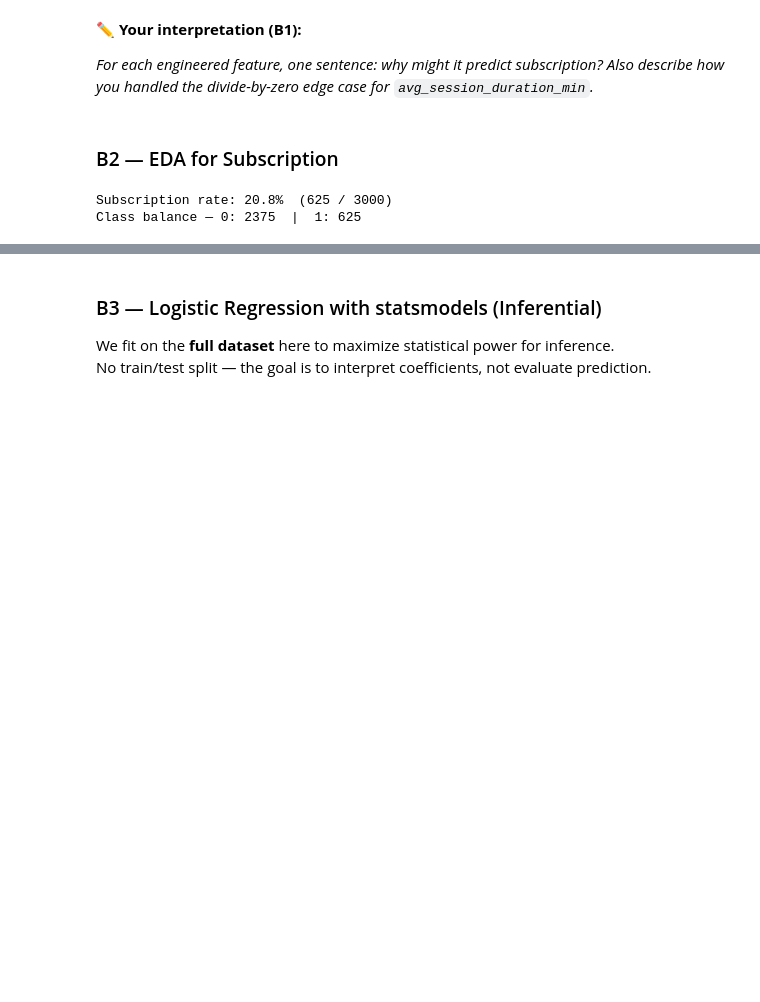
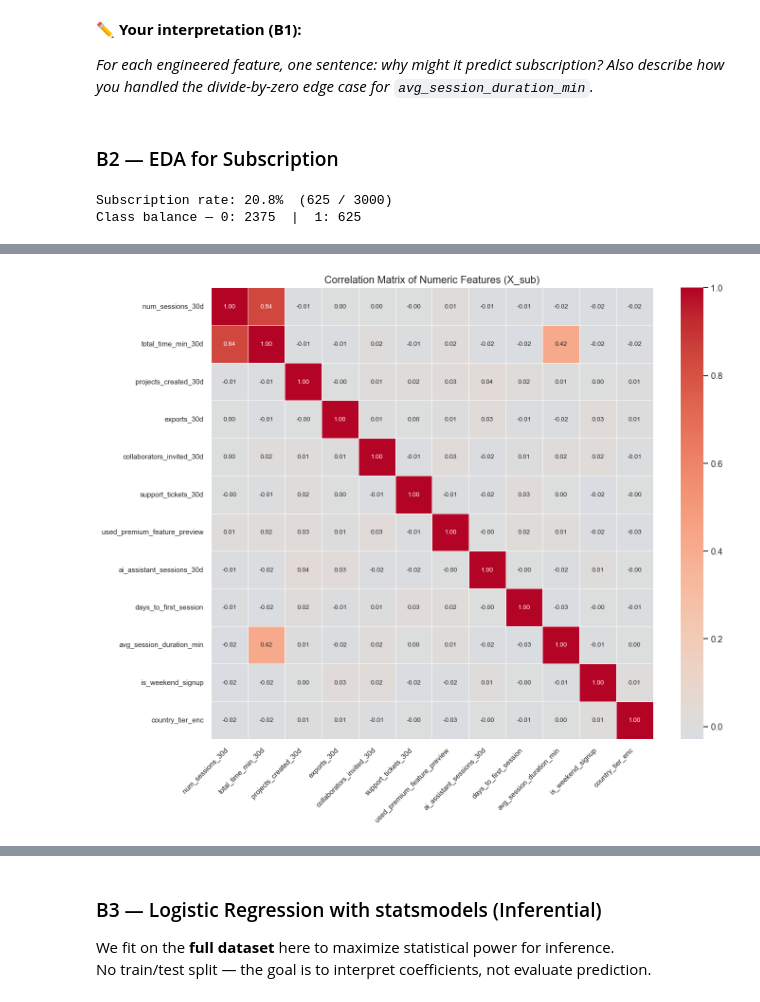
Before and after one commit to timothytzkung/Kung_Tim_Lab_Task, a Jupyter notebook: Assignment_02/IAT461_A2_Scaffold_empty.ipynb, the cells around one changed output, grey strips where cells are left out. Drawn from its saved outputs; the diff is of its cells as text; code cells hidden in the pictures; blank space fills up the shorter version.

```diff
--- a/Assignment_02/IAT461_A2_Scaffold_empty.ipynb
+++ b/Assignment_02/IAT461_A2_Scaffold_empty.ipynb
@@ -816,9 +833,28 @@ plt.show()
 # %%
-# YOUR CODE HERE
 # Correlation matrix of numeric features (exclude user_id and binary outcome)
-# numeric_features = X_sub.select_dtypes(include='number').columns.tolist()
-# corr = X_sub[numeric_features].corr()
+numeric_features = X_sub.select_dtypes(include='number').columns.tolist()
+corr = X_sub[numeric_features].corr()
+
 # Plot as heatmap
+fig, ax = plt.subplots(figsize=(12, 10))
+sns.heatmap(
+    corr,
+    annot=True,
+    fmt='.2f',
+    cmap='coolwarm',
+    center=0,
+    linewidths=0.5,
+    linecolor='white',
+    ax=ax,
+    annot_kws={'size': 8}
+)
+ax.set_title('Correlation Matrix of Numeric Features (X_sub)', fontsize=13)
+plt.xticks(rotation=45, ha='right', fontsize=9)
+plt.yticks(rotation=0, fontsize=9)
+plt.tight_layout()
+plt.show()
+# %% [output]
+[figure, added]
 # %% [markdown]
 **✏️ Your interpretation (B2):**
 
```
Also changed, not shown: parts of 24 cells of this notebook.
